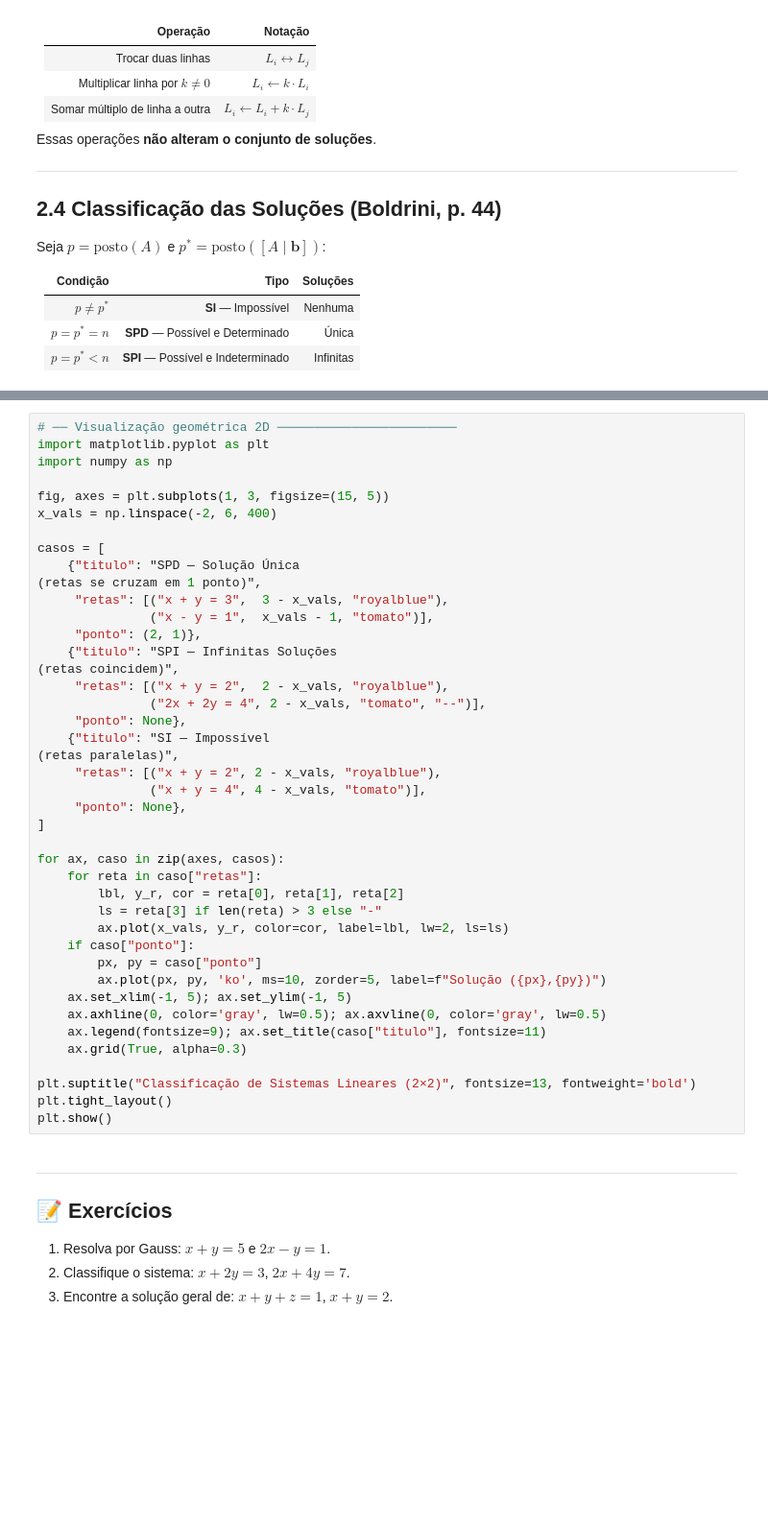
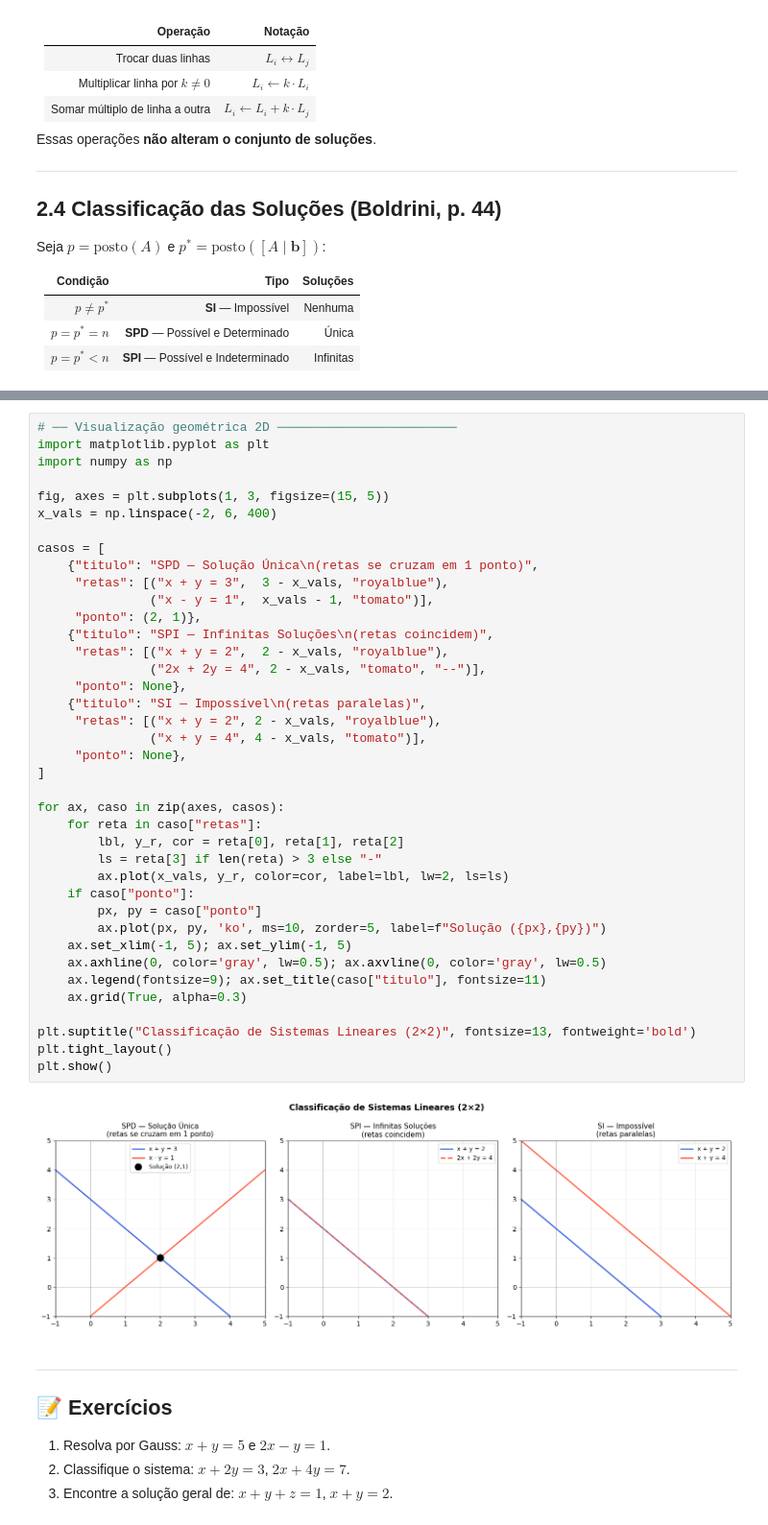
Before and after one commit to HenzoLira/algebraLinearUEPB, a Jupyter notebook: notebooks/02_sistemas_lineares.ipynb, the cells around one changed output, grey strips where cells are left out. Shown at 96% size. Drawn from its saved outputs; the diff is of its cells as text; blank space fills up the shorter version.

```diff
--- a/notebooks/02_sistemas_lineares.ipynb
+++ b/notebooks/02_sistemas_lineares.ipynb
@@ -91,39 +121,38 @@ fig, axes = plt.subplots(1, 3, figsize=(15, 5))
 x_vals = np.linspace(-2, 6, 400)
 
 casos = [
-    {"titulo": "SPD — Solução Única
-(retas se cruzam em 1 ponto)",
+    {"titulo": "SPD — Solução Única\n(retas se cruzam em 1 ponto)",
      "retas": [("x + y = 3",  3 - x_vals, "royalblue"),
                ("x - y = 1",  x_vals - 1, "tomato")],
      "ponto": (2, 1)},
-    {"titulo": "SPI — Infinitas Soluções
-(retas coincidem)",
+    {"titulo": "SPI — Infinitas Soluções\n(retas coincidem)",
      "retas": [("x + y = 2",  2 - x_vals, "royalblue"),
                ("2x + 2y = 4", 2 - x_vals, "tomato", "--")],
      "ponto": None},
-    {"titulo": "SI — Impossível
-(retas paralelas)",
+    {"titulo": "SI — Impossível\n(retas paralelas)",
      "retas": [("x + y = 2", 2 - x_vals, "royalblue"),
                ("x + y = 4", 4 - x_vals, "tomato")],
      "ponto": None},
 ]
 
 for ax, caso in zip(axes, casos):
     for reta in caso["retas"]:
         lbl, y_r, cor = reta[0], reta[1], reta[2]
         ls = reta[3] if len(reta) > 3 else "-"
         ax.plot(x_vals, y_r, color=cor, label=lbl, lw=2, ls=ls)
     if caso["ponto"]:
         px, py = caso["ponto"]
         ax.plot(px, py, 'ko', ms=10, zorder=5, label=f"Solução ({px},{py})")
     ax.set_xlim(-1, 5); ax.set_ylim(-1, 5)
     ax.axhline(0, color='gray', lw=0.5); ax.axvline(0, color='gray', lw=0.5)
     ax.legend(fontsize=9); ax.set_title(caso["titulo"], fontsize=11)
     ax.grid(True, alpha=0.3)
 
 plt.suptitle("Classificação de Sistemas Lineares (2×2)", fontsize=13, fontweight='bold')
 plt.tight_layout()
 plt.show()
+# %% [output]
+[figure, added]
 # %% [markdown]
 ---
 ## 📝 Exercícios
```
Also changed, not shown: parts of 4 cells of this notebook, 8 other files.
